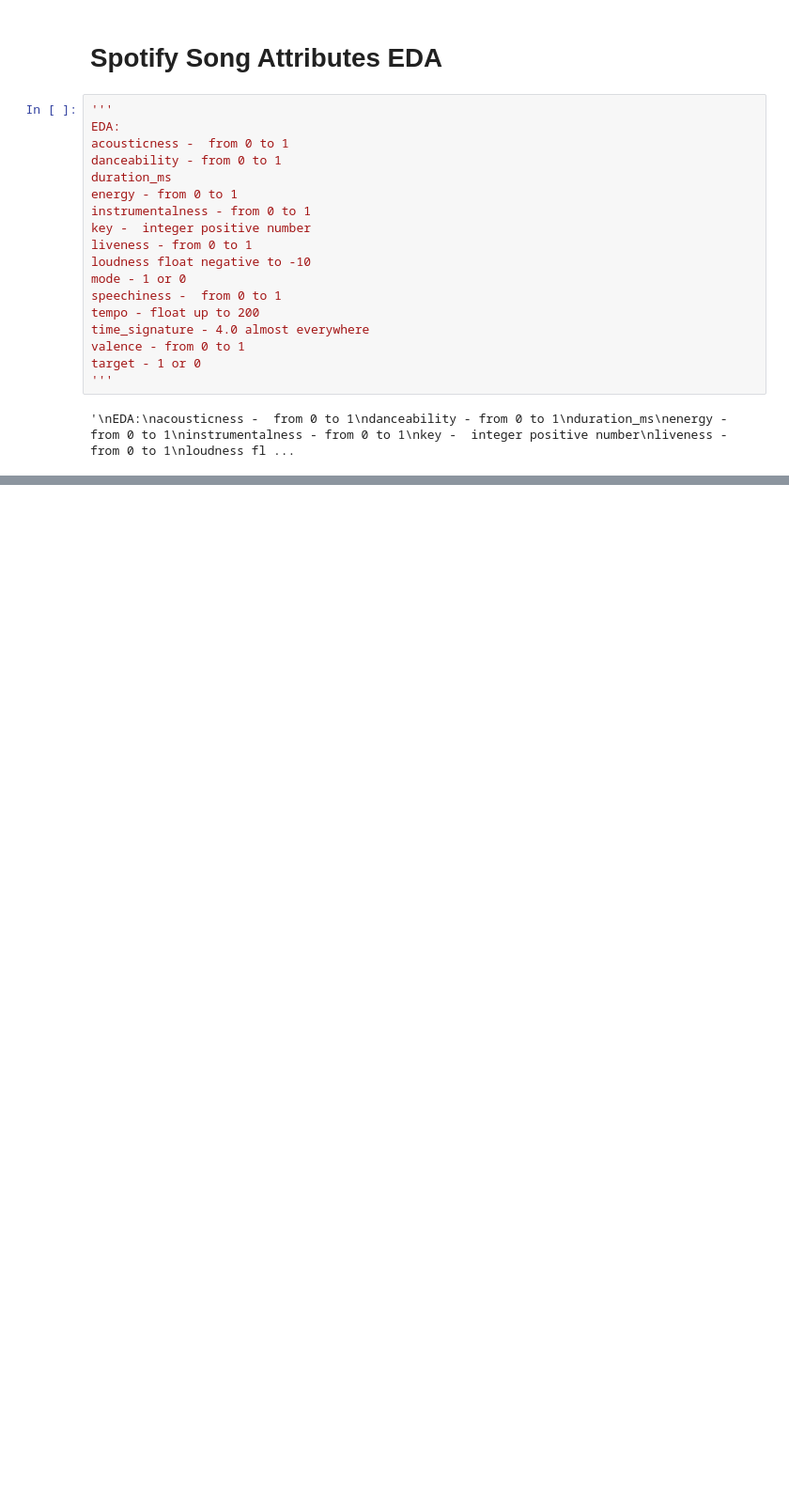
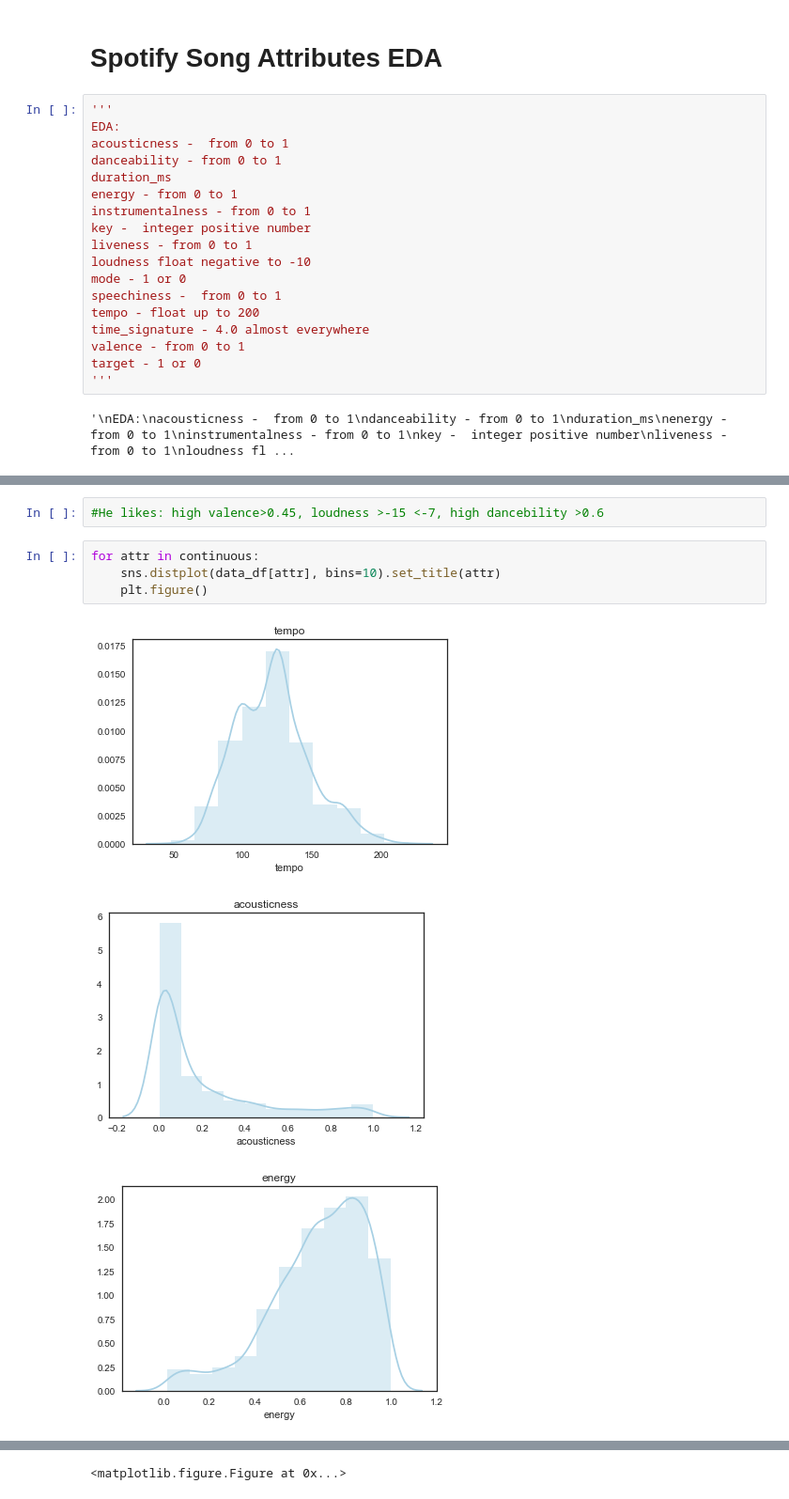
Before and after one commit to Michal-lis/Machine_Learning_Python, a Jupyter notebook: Spotify -song likeability/Untitled.ipynb, the cells around one changed output, grey strips where cells are left out. Shown at 94% size. Drawn from its saved outputs; the diff is of its cells as text; blank space fills up the shorter version.

```diff
--- a/Spotify -song likeability/Untitled.ipynb
+++ b/Spotify -song likeability/Untitled.ipynb
@@ -48,0 +112,10 @@ target - 1 or 0
+# %%
+#He likes: high valence>0.45, loudness >-15 <-7, high dancebility >0.6
+# %%
+for attr in continuous:
+    sns.distplot(data_df[attr], bins=10).set_title(attr)
+    plt.figure()
+# %% [output]
+[figure, added]
+[figure, added]
+[figure, added]
@@ -48,0 +131 @@ target - 1 or 0
+<matplotlib.figure.Figure at 0x...>
```
Also changed, not shown: parts of 13 cells of this notebook.
